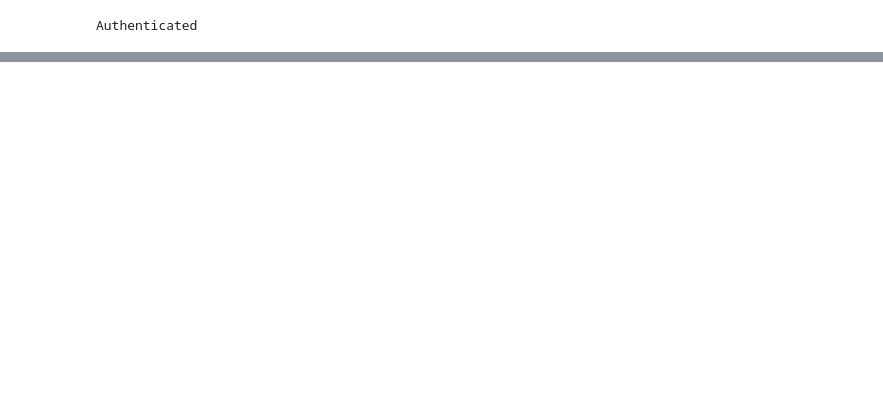
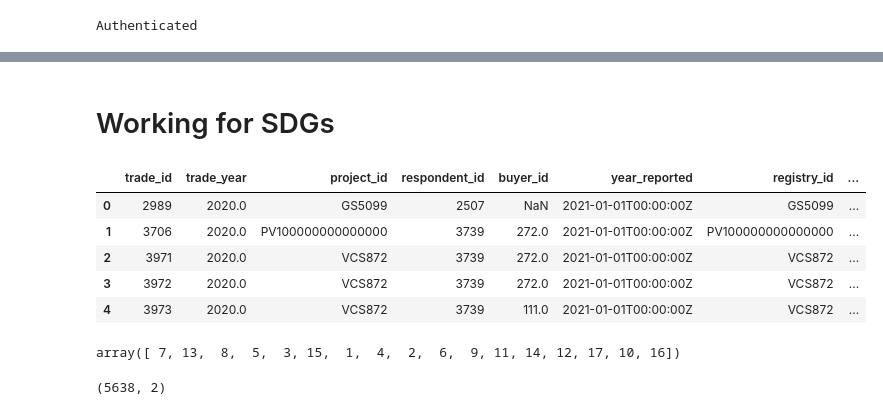
Before and after one commit to eddowding/em_colab, a Jupyter notebook: esmColab.ipynb, the cells around one changed output, grey strips where cells are left out. Drawn from its saved outputs; the diff is of its cells as text; code cells hidden in the pictures; blank space fills up the shorter version.

```diff
--- a/esmColab.ipynb
+++ b/esmColab.ipynb
@@ -183,0 +817,11 @@ Index(['trade_id', 'project_id', 'respondent_id', 'buyer_id', 'year_reported',
+# %% [markdown]
+# Working for SDGs
+# %%
+df.head()
+# %% [output]
+|  | trade_id | trade_year | project_id | respondent_id | buyer_id | year_reported | registry_id | ... |
+| 0 | 2989 | 2020.0 | GS5099 | 2507 | NaN | 2021-01-01T00:00:00Z | GS5099 | ... |
+| 1 | 3706 | 2020.0 | PV100000000000000 | 3739 | 272.0 | 2021-01-01T00:00:00Z | PV100000000000000 | ... |
+| 2 | 3971 | 2020.0 | VCS872 | 3739 | 272.0 | 2021-01-01T00:00:00Z | VCS872 | ... |
+| 3 | 3972 | 2020.0 | VCS872 | 3739 | 272.0 | 2021-01-01T00:00:00Z | VCS872 | ... |
+| 4 | 3973 | 2020.0 | VCS872 | 3739 | 111.0 | 2021-01-01T00:00:00Z | VCS872 | ... |
@@ -183,0 +888,8 @@ Index(['trade_id', 'project_id', 'respondent_id', 'buyer_id', 'year_reported',
+# %%
+projectsdgs['sdgs'].unique()
+# %% [output]
+array([ 7, 13,  8,  5,  3, 15,  1,  4,  2,  6,  9, 11, 14, 12, 17, 10, 16])
+# %%
+projectsdgs.shape
+# %% [output]
+(5638, 2)
```
Also changed, not shown: parts of 70 cells of this notebook.
